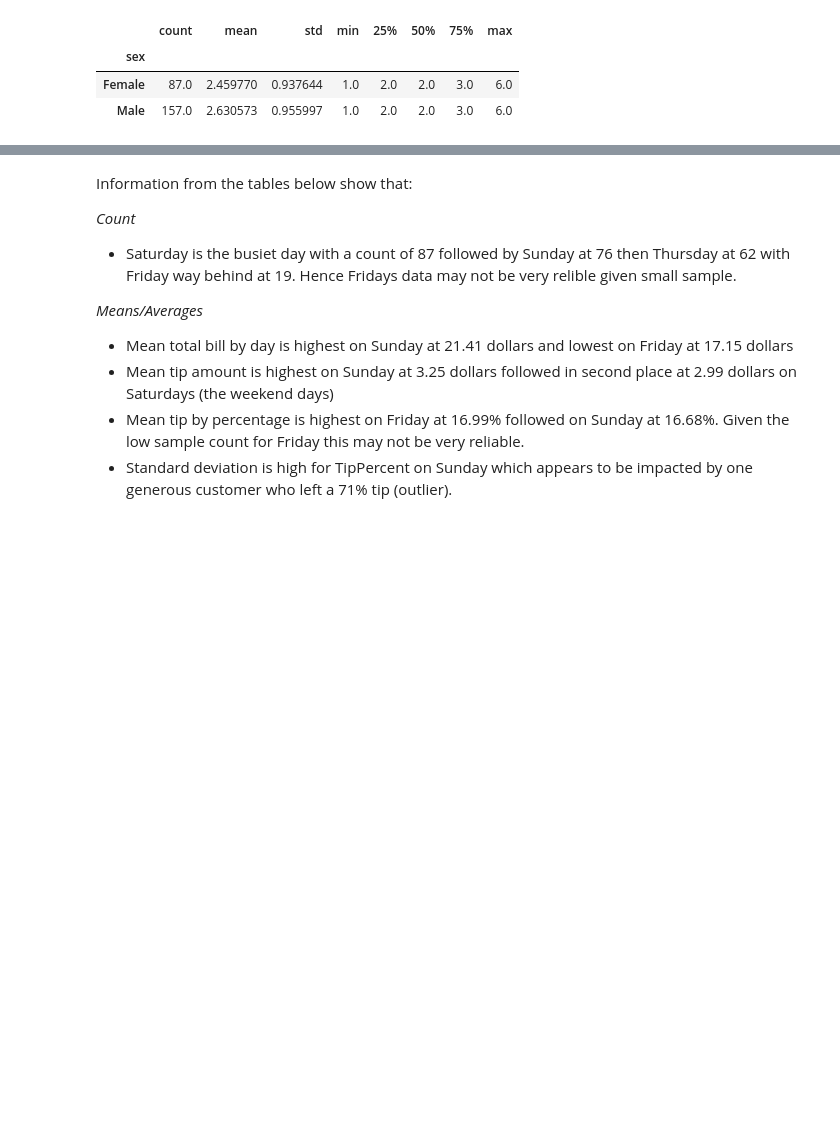
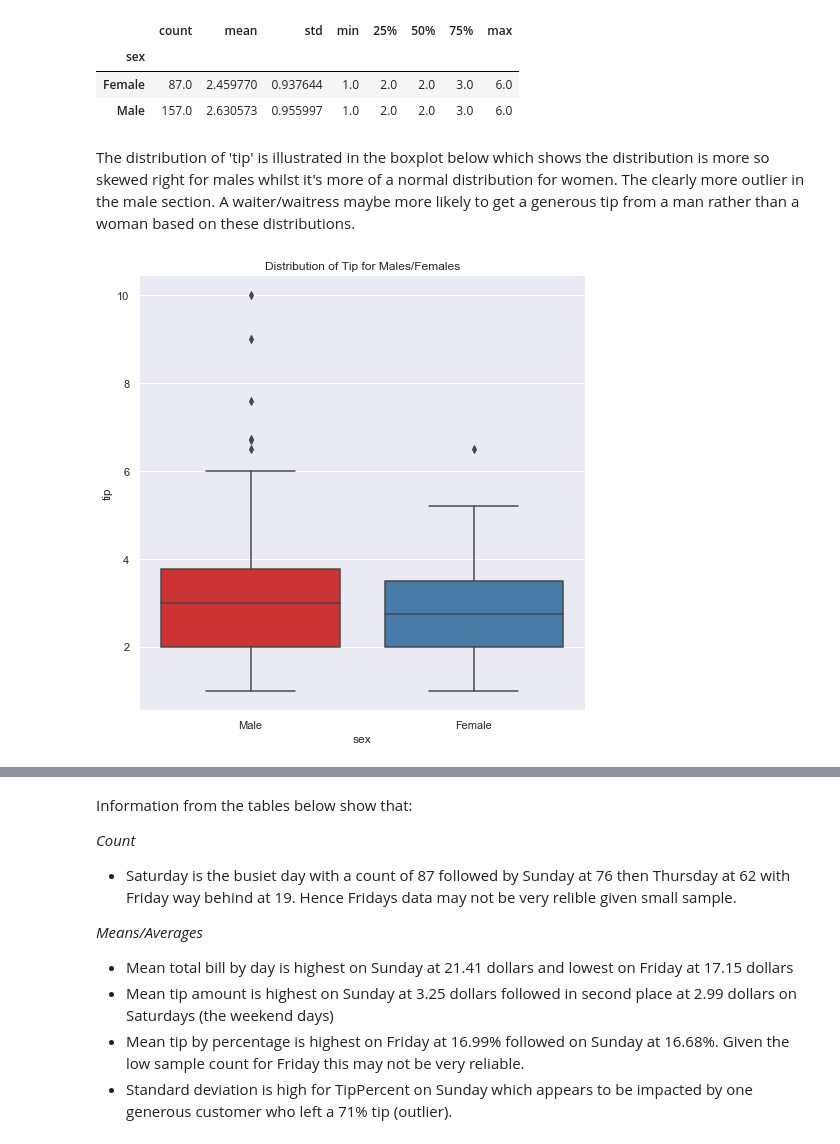
Before and after one commit to edelcorcoran/FDA-Project, a Jupyter notebook: Tips.ipynb, the cells around one changed output, grey strips where cells are left out. Saved outputs shown, nothing was run; the diff lists cells and outputs as text; code cells hidden in the pictures; blank space fills up the shorter version.

```diff
--- a/Tips.ipynb
+++ b/Tips.ipynb
@@ -480,3 +619,14 @@ df.groupby(by='sex')['size'].describe() # Desriptive Statistics table by party s
 | sex |  |  |  |  |  |  |  |  |
 | Female | 87.0 | 2.459770 | 0.937644 | 1.0 | 2.0 | 2.0 | 3.0 | 6.0 |
 | Male | 157.0 | 2.630573 | 0.955997 | 1.0 | 2.0 | 2.0 | 3.0 | 6.0 |
+# %% [markdown]
+The distribution of 'tip' is illustrated in the boxplot below which shows the distribution is more so skewed right for males whilst it's more of a normal distribution for women. The clearly more outlier in the male section. A waiter/waitress maybe more likely to get a generous tip from a man rather than a woman based on these distributions.
+# %%
+#Select style of grid
+sns.set(style="darkgrid")
+#Alter plot size
+fig = plt.figure(figsize=(8, 8))
+# Display boxplot with sex on x-axis and tip on y-axis
+ax = sns.boxplot(x="sex", y="tip", palette="Set1", data=tips).set_title("Distribution of Tip for Males/Females")
+# %% [output]
+[figure, added]
```
Also changed, not shown: parts of 62 cells of this notebook, 1 other file.
